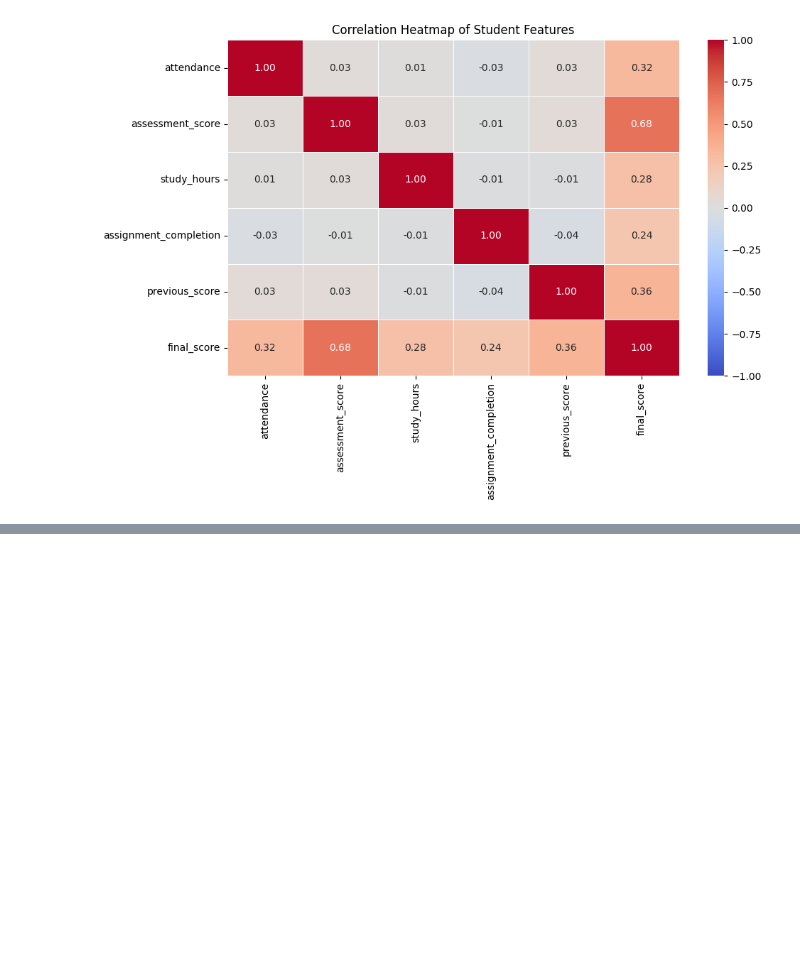
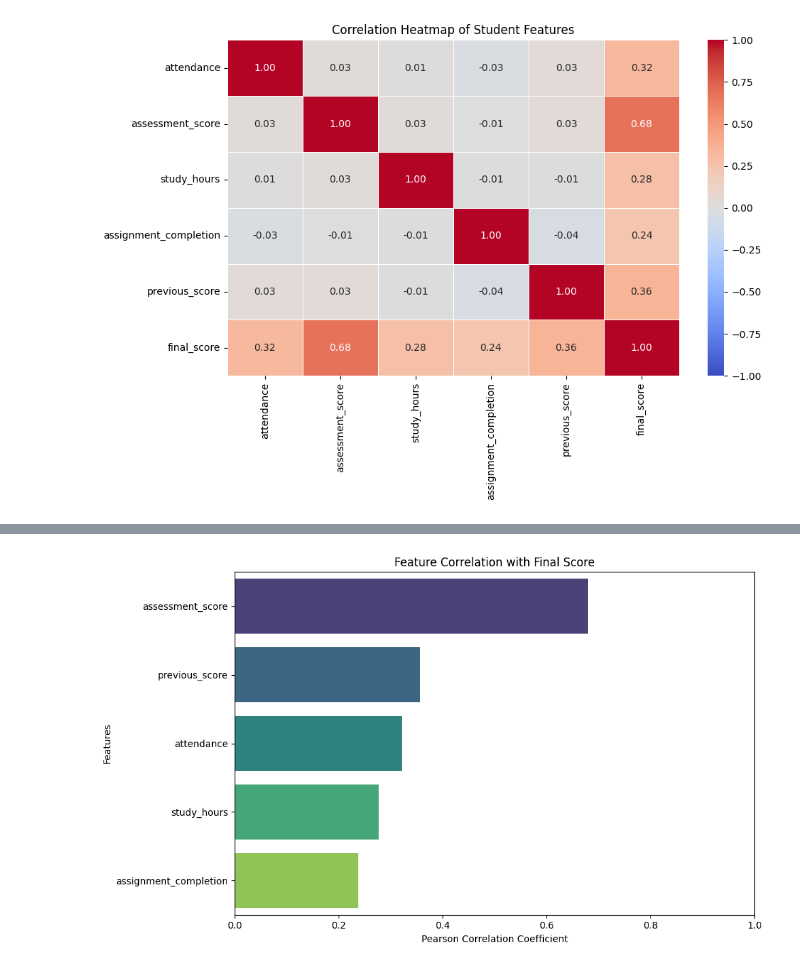
Before and after one commit to TanmayChauhan123/InsightPulse, a Jupyter notebook: notebooks/exploration.ipynb, the cells around one changed output, grey strips where cells are left out. Saved outputs shown, nothing was run; the diff lists cells and outputs as text; code cells hidden in the pictures; blank space fills up the shorter version.

Commit message:
feat: complete data preparation and baseline regression

```diff
--- a/notebooks/exploration.ipynb
+++ b/notebooks/exploration.ipynb
@@ -568,0 +612,18 @@ plt.show()
+# %%
+# Calculate correlation of each feature with the target variable
+target_correlations = df.corr()["final_score"].drop("final_score")
+
+# Create a feature correlation summary
+feature_target_summary = pd.DataFrame({
+    "Correlation": target_correlations,
+    "Absolute Correlation": target_correlations.abs()
+})
+
+# Rank features by absolute correlation
+feature_target_summary = feature_target_summary.sort_values(
+    by="Absolute Correlation",
+    ascending=False
+)
+
+# Display ranked features
+feature_target_summary.round(3)
@@ -568,0 +643,23 @@ plt.show()
+# %%
+# Create a horizontal bar chart of feature correlations
+plt.figure(figsize=(10, 6))
+
+sns.barplot(
+    x="Correlation",
+    y=feature_target_summary.index,
+    data=feature_target_summary,
+    hue=feature_target_summary.index,
+    palette="viridis",
+    legend=False
+)
+
+# Add plot details
+plt.title("Feature Correlation with Final Score")
+plt.xlabel("Pearson Correlation Coefficient")
+plt.ylabel("Features")
+plt.xlim(0, 1)
+
+plt.tight_layout()
+plt.show()
+# %% [output]
+[figure, added]
```
Also changed, not shown: parts of 47 cells of this notebook.
